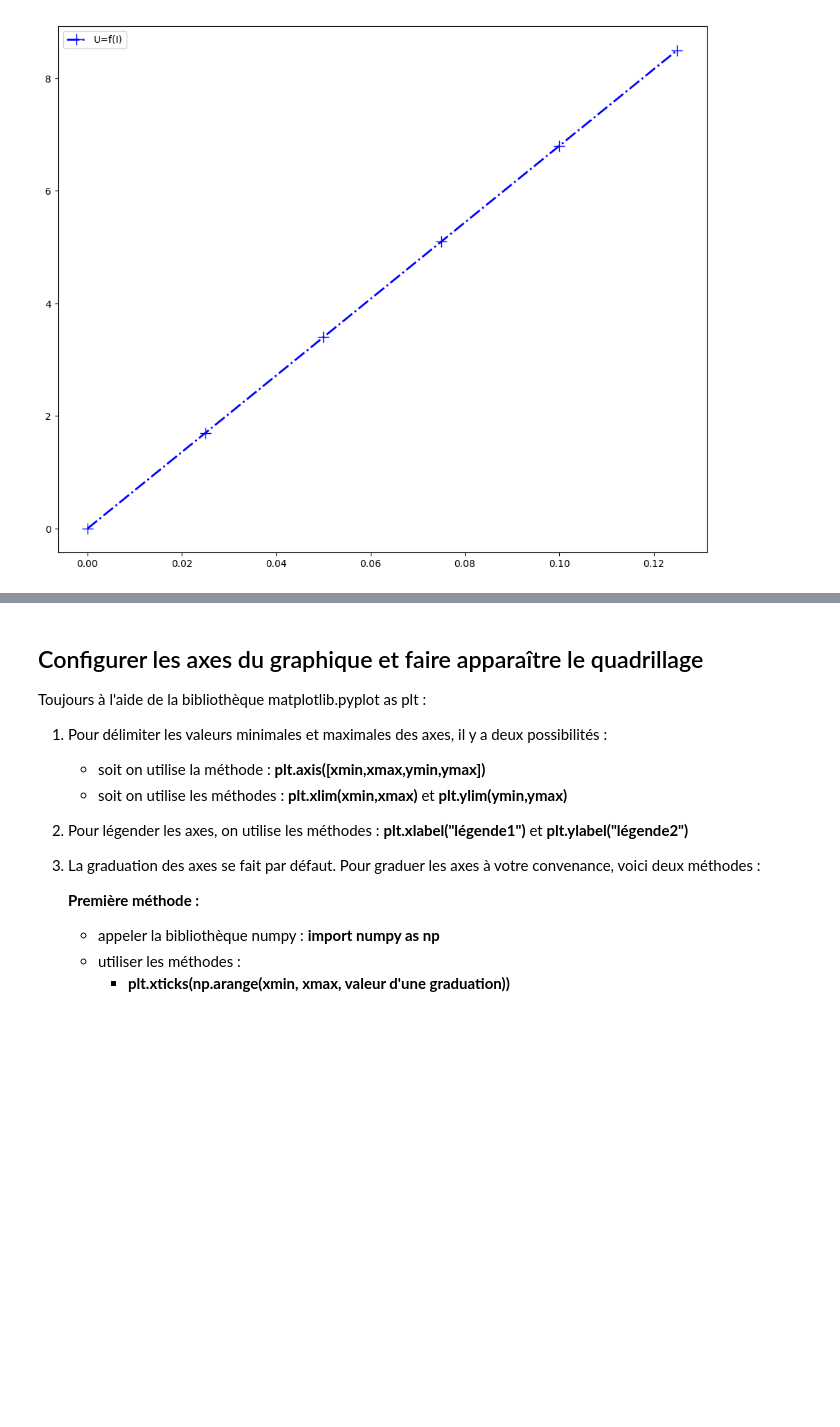
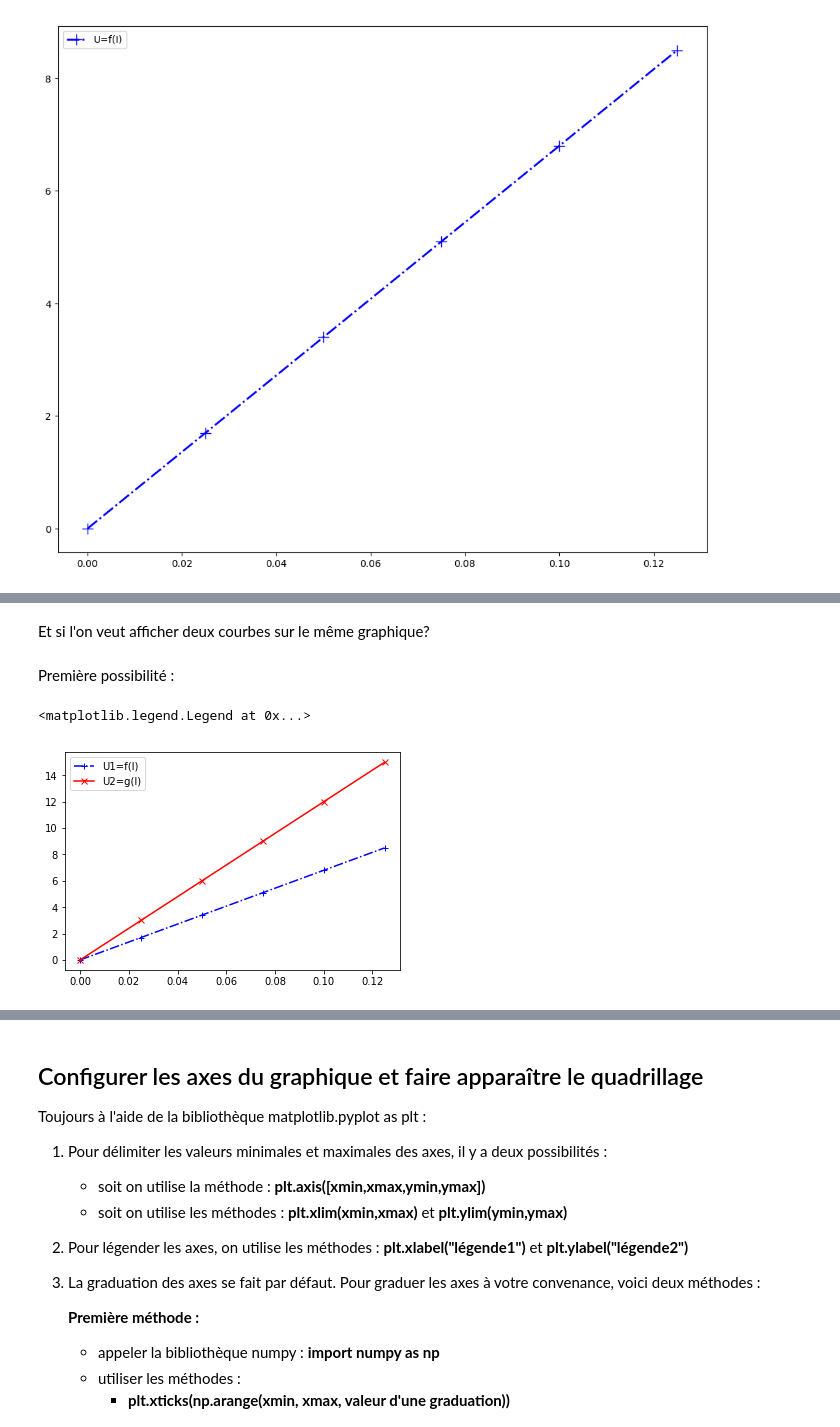
Before and after one commit to jmbarbier/pyspc, a Jupyter notebook: 05-bases/10-graphiques_partie_1.ipynb, the cells around one changed output, grey strips where cells are left out. Saved outputs shown, nothing was run; the diff lists cells and outputs as text; code cells hidden in the pictures; blank space fills up the shorter version.

```diff
--- a/05-bases/10-graphiques_partie_1.ipynb
+++ b/05-bases/10-graphiques_partie_1.ipynb
@@ -232,0 +242,15 @@ plt.legend(loc=2)
+# %% [markdown]
+Et si l'on veut afficher deux courbes sur le même graphique?
+# %% [markdown]
+Première possibilité :
+# %%
+I=[0,25e-3,50e-3,75e-3,100e-3,125e-3]
+U1=[0,1.7,3.4,5.1,6.8,8.5]
+U2 = [0,3,6,9,12,15]
+plt.figure()
+plt.plot(I,U1,'b+-.',label='U1=f(I)')
+plt.plot(I,U2,'rx-',label='U2=g(I)')
+plt.legend(loc=2)
+# %% [output]
+<matplotlib.legend.Legend at 0x...>
+[figure, added]
```
Also changed, not shown: parts of 4 cells of this notebook, 18 other files.
